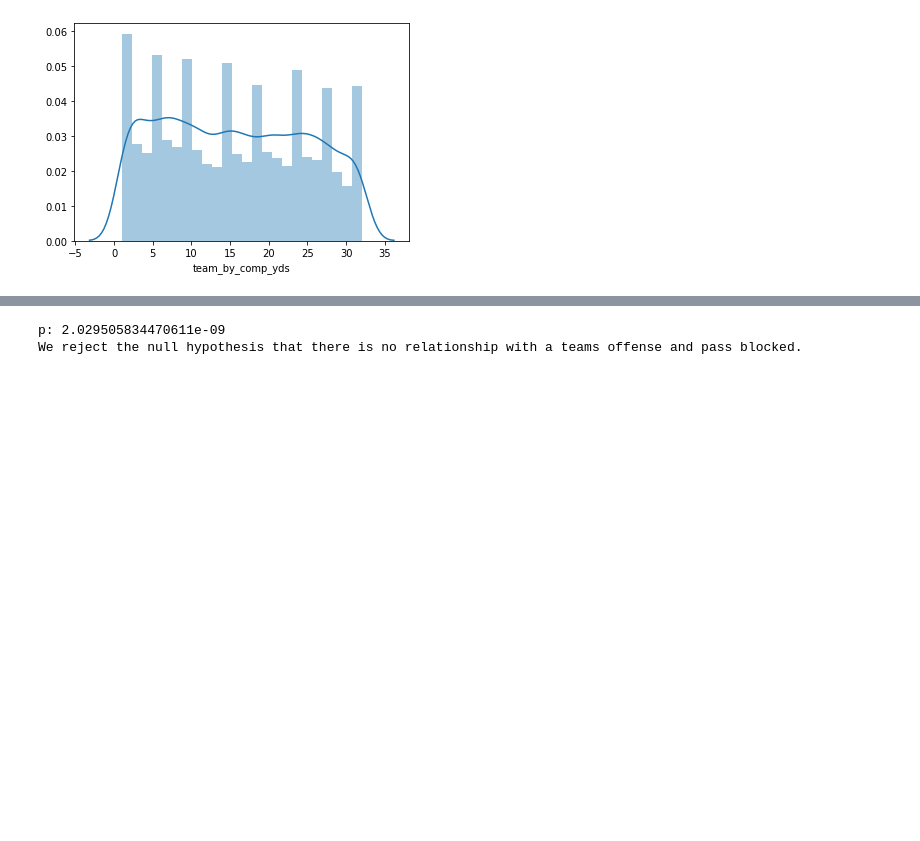
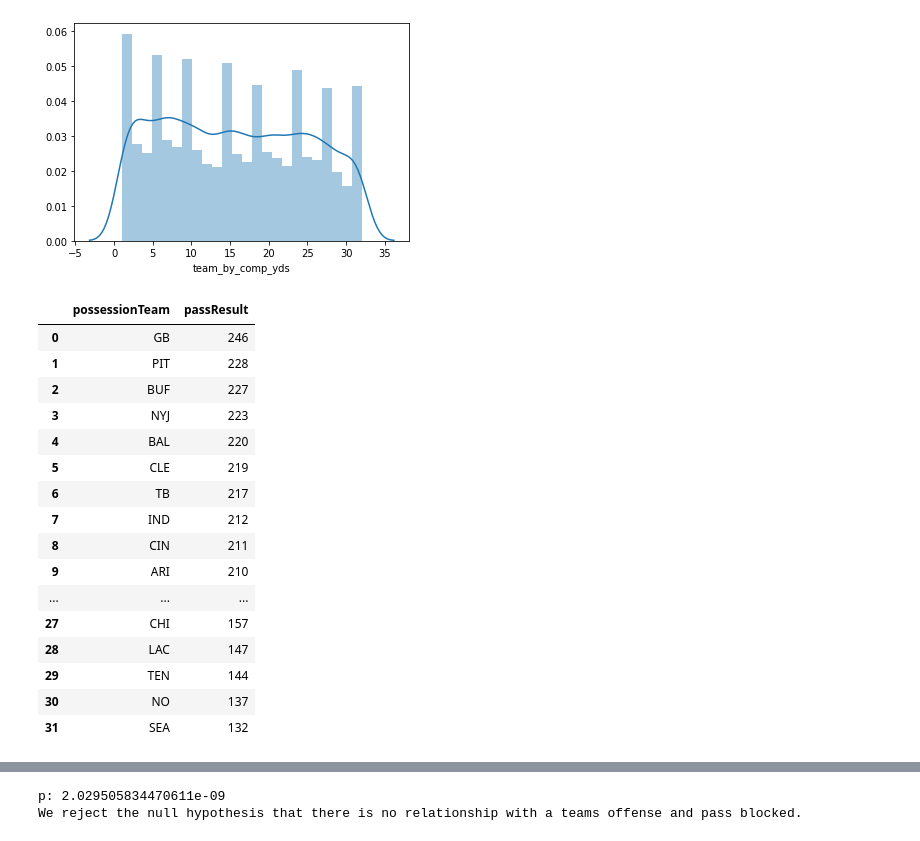
Before and after one commit to Fourth-and-Four/NFL-Big-Data-Bowl-2021, a Jupyter notebook: A_scratch.ipynb, the cells around one changed output, grey strips where cells are left out. Cells and saved outputs as stored; diff of their text form; code cells hidden in the pictures; blank space fills up the shorter version.

```diff
--- a/A_scratch.ipynb
+++ b/A_scratch.ipynb
@@ -85,3 +83,26 @@ sns.distplot(df.team_by_comp_yds)
 # %% [output]
 <matplotlib.axes._subplots.AxesSubplot at 0x...>
 [figure]
+# %%
+team_pass = plays.groupby('possessionTeam').passResult.sum().reset_index()
+team_pass = team_pass.sort_values(by='passResult', ascending=False)
+team_pass.reset_index(drop=True, inplace=True)
+team_pass
+# %% [output]
+|  | possessionTeam | passResult |
+| 0 | GB | 246 |
+| 1 | PIT | 228 |
+| 2 | BUF | 227 |
+| 3 | NYJ | 223 |
+| 4 | BAL | 220 |
+| 5 | CLE | 219 |
+| 6 | TB | 217 |
+| 7 | IND | 212 |
+| 8 | CIN | 211 |
+| 9 | ARI | 210 |
+| ... | ... | ... |
+| 27 | CHI | 157 |
+| 28 | LAC | 147 |
+| 29 | TEN | 144 |
+| 30 | NO | 137 |
+| 31 | SEA | 132 |
```
Also changed, not shown: parts of 29 cells of this notebook.
